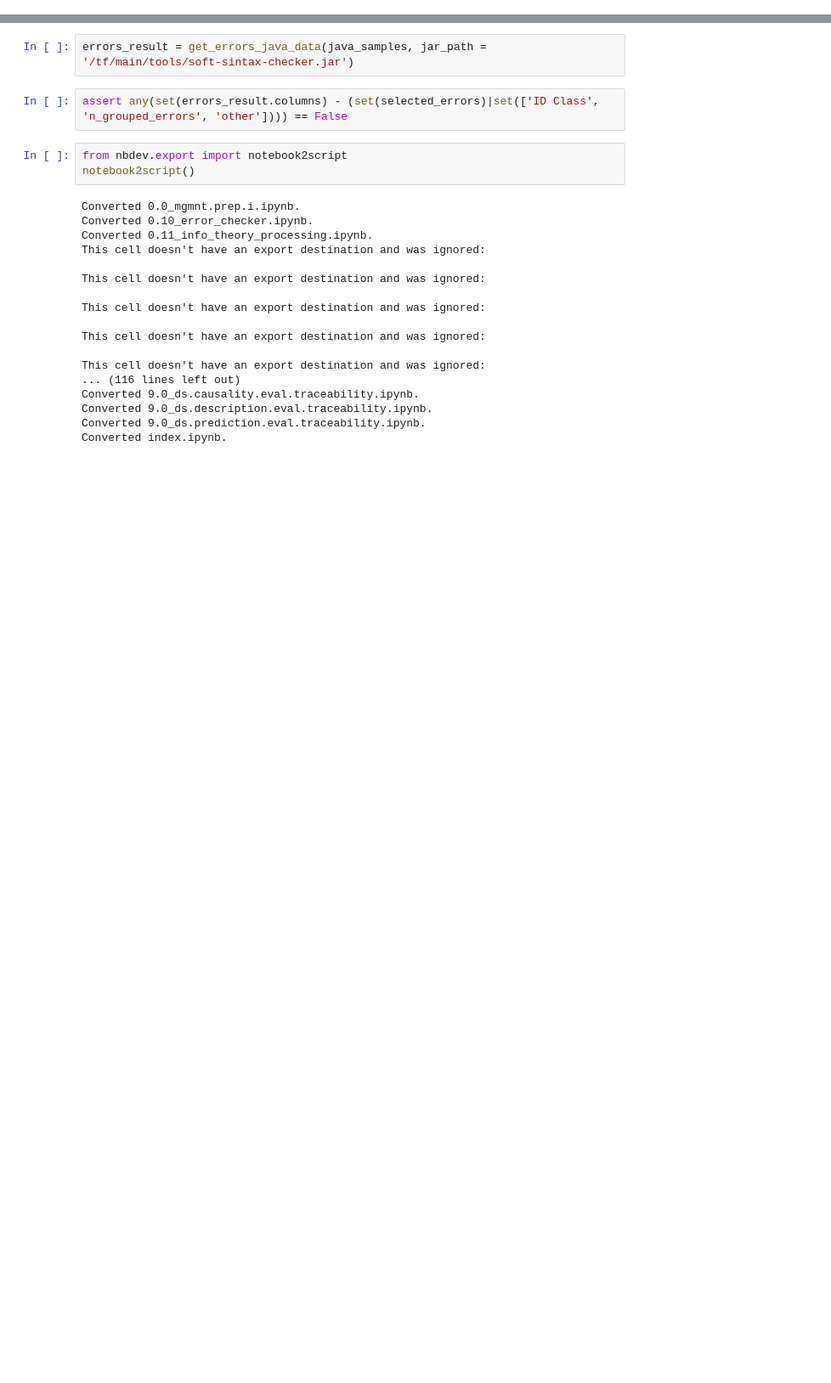
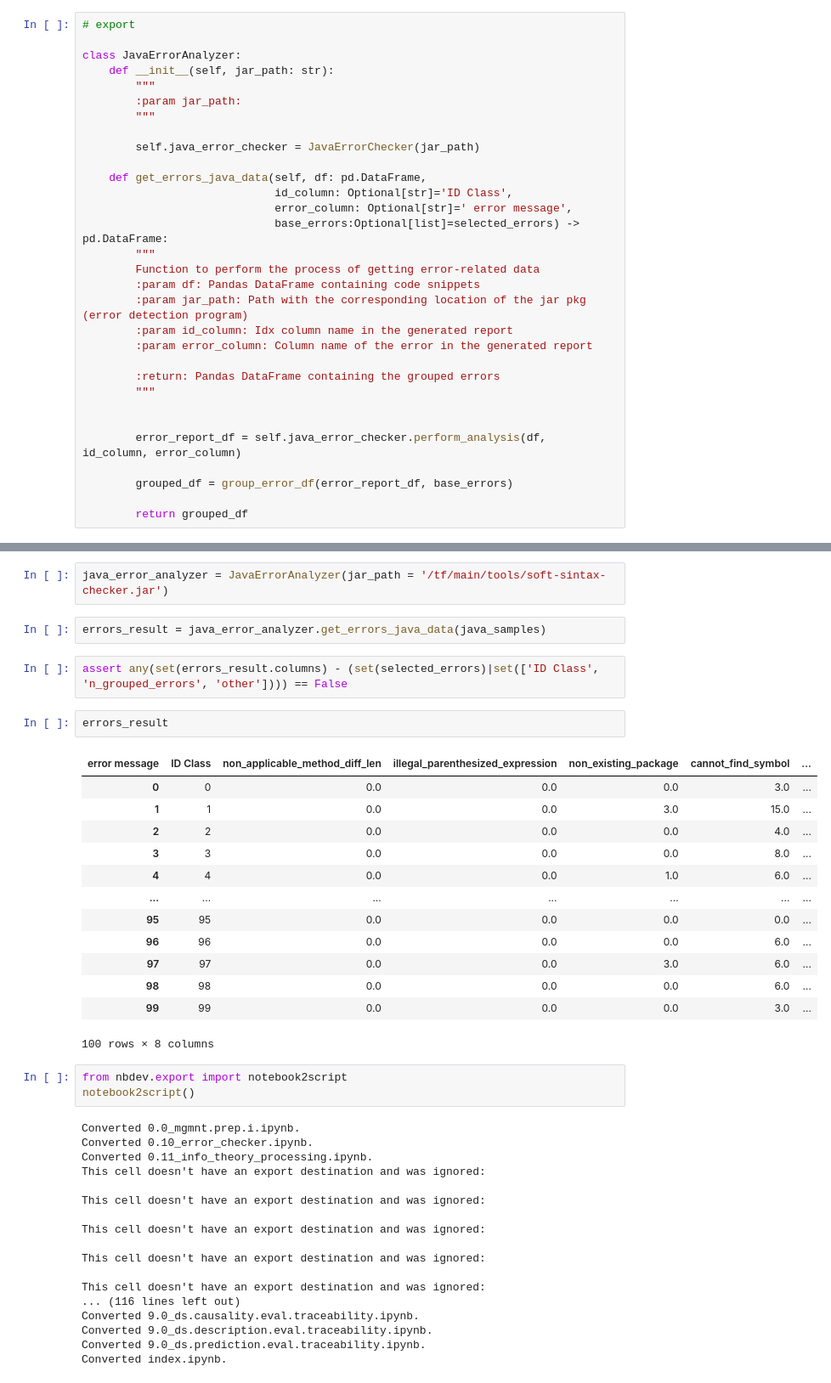
Before and after one commit to WM-SEMERU/ds4se, a Jupyter notebook: nbs/8.1_interpretability.error_checker.ipynb, the cells around one changed output, grey strips where cells are left out. Shown at 85% size. Drawn from its saved outputs; the diff is of its cells as text; blank space fills up the shorter version.

```diff
--- a/nbs/8.1_interpretability.error_checker.ipynb
+++ b/nbs/8.1_interpretability.error_checker.ipynb
@@ -784 +769,32 @@ grouped_df.describe()
+# %%
+# export
+
+class JavaErrorAnalyzer:
+    def __init__(self, jar_path: str):
+        """
+        :param jar_path:
+        """
+
+        self.java_error_checker = JavaErrorChecker(jar_path)
+
+    def get_errors_java_data(self, df: pd.DataFrame,
+                             id_column: Optional[str]='ID Class',
+                             error_column: Optional[str]=' error message',
+                             base_errors:Optional[list]=selected_errors) -> pd.DataFrame:
+        """
+        Function to perform the process of getting error-related data
+        :param df: Pandas DataFrame containing code snippets
+        :param jar_path: Path with the corresponding location of the jar pkg (error detection program)
+        :param id_column: Idx column name in the generated report
+        :param error_column: Column name of the error in the generated report
+
+        :return: Pandas DataFrame containing the grouped errors
+        """
+
+
+        error_report_df = self.java_error_checker.perform_analysis(df, id_column, error_column)
+
+        grouped_df = group_error_df(error_report_df, base_errors)
+
+        return grouped_df
 # %%
@@ -806,7 +822,25 @@ def get_errors_java_data(df: pd.DataFrame, jar_path: str,
 # %%
-errors_result = get_errors_java_data(java_samples, jar_path = '/tf/main/tools/soft-sintax-checker.jar')
+java_error_analyzer = JavaErrorAnalyzer(jar_path = '/tf/main/tools/soft-sintax-checker.jar')
+# %%
+errors_result = java_error_analyzer.get_errors_java_data(java_samples)
 # %%
 assert any(set(errors_result.columns) - (set(selected_errors)|set(['ID Class', 'n_grouped_errors', 'other']))) == False
+# %%
+errors_result
+# %% [output]
+| error message | ID Class | non_applicable_method_diff_len | illegal_parenthesized_expression | non_existing_package | cannot_find_symbol | ... |
+| 0 | 0 | 0.0 | 0.0 | 0.0 | 3.0 | ... |
+| 1 | 1 | 0.0 | 0.0 | 3.0 | 15.0 | ... |
+| 2 | 2 | 0.0 | 0.0 | 0.0 | 4.0 | ... |
+| 3 | 3 | 0.0 | 0.0 | 0.0 | 8.0 | ... |
+| 4 | 4 | 0.0 | 0.0 | 1.0 | 6.0 | ... |
+| ... | ... | ... | ... | ... | ... | ... |
+| 95 | 95 | 0.0 | 0.0 | 0.0 | 0.0 | ... |
+| 96 | 96 | 0.0 | 0.0 | 0.0 | 6.0 | ... |
+| 97 | 97 | 0.0 | 0.0 | 3.0 | 6.0 | ... |
+| 98 | 98 | 0.0 | 0.0 | 0.0 | 6.0 | ... |
+| 99 | 99 | 0.0 | 0.0 | 0.0 | 3.0 | ... |
+100 rows × 8 columns
 # %%
 from nbdev.export import notebook2script
 notebook2script()
```
Also changed, not shown: parts of 6 cells of this notebook, 7 other files.
